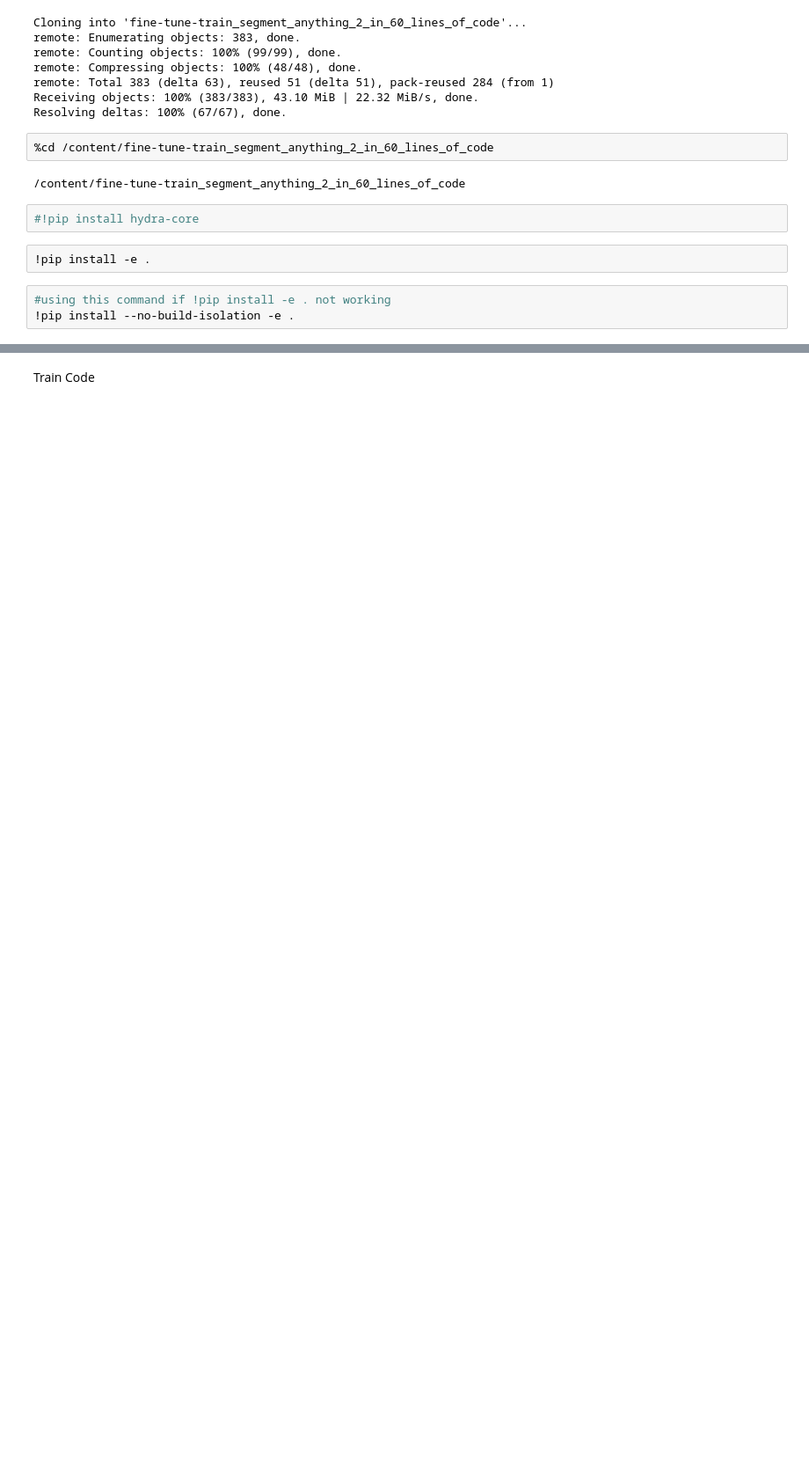
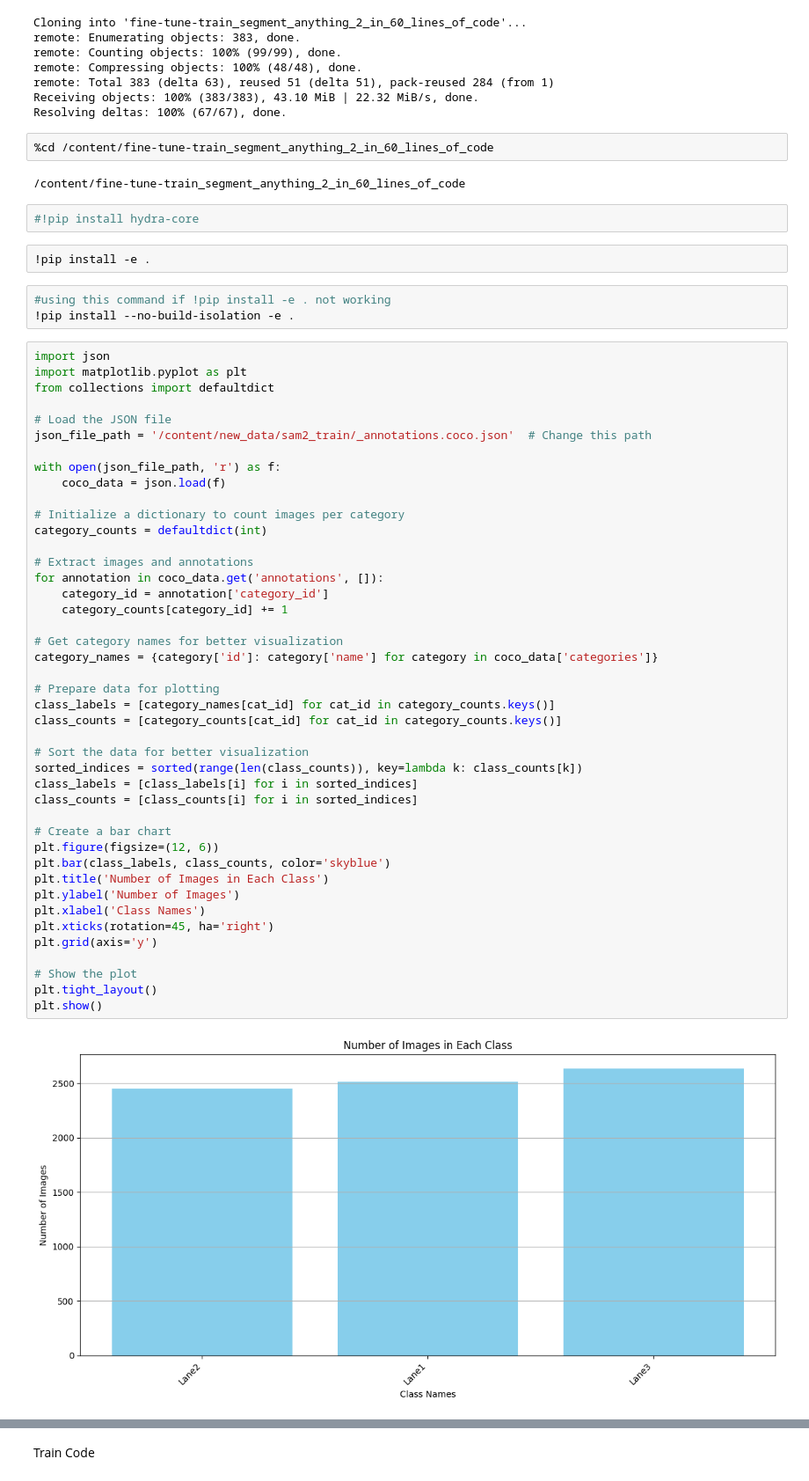
Before and after one commit to NguyenVanVuong613/Finetune_SAM2, a Jupyter notebook: Finetune_SAM2_model.ipynb, the cells around one changed output, grey strips where cells are left out. Shown at 88% size. Cells and saved outputs as stored; diff of their text form; blank space fills up the shorter version.

Commit message:
update visualize dataset

```diff
--- a/Finetune_SAM2_model.ipynb
+++ b/Finetune_SAM2_model.ipynb
@@ -23,3 +41,48 @@ Resolving deltas: 100% (67/67), done.
 # %%
 #using this command if !pip install -e . not working
 !pip install --no-build-isolation -e .
+# %%
+import json
+import matplotlib.pyplot as plt
+from collections import defaultdict
+
+# Load the JSON file
+json_file_path = '/content/new_data/sam2_train/_annotations.coco.json'  # Change this path
+
+with open(json_file_path, 'r') as f:
+    coco_data = json.load(f)
+
+# Initialize a dictionary to count images per category
+category_counts = defaultdict(int)
+
+# Extract images and annotations
+for annotation in coco_data.get('annotations', []):
+    category_id = annotation['category_id']
+    category_counts[category_id] += 1
+
+# Get category names for better visualization
+category_names = {category['id']: category['name'] for category in coco_data['categories']}
+
+# Prepare data for plotting
+class_labels = [category_names[cat_id] for cat_id in category_counts.keys()]
+class_counts = [category_counts[cat_id] for cat_id in category_counts.keys()]
+
+# Sort the data for better visualization
+sorted_indices = sorted(range(len(class_counts)), key=lambda k: class_counts[k])
+class_labels = [class_labels[i] for i in sorted_indices]
+class_counts = [class_counts[i] for i in sorted_indices]
+
+# Create a bar chart
+plt.figure(figsize=(12, 6))
+plt.bar(class_labels, class_counts, color='skyblue')
+plt.title('Number of Images in Each Class')
+plt.ylabel('Number of Images')
+plt.xlabel('Class Names')
+plt.xticks(rotation=45, ha='right')
+plt.grid(axis='y')
+
+# Show the plot
+plt.tight_layout()
+plt.show()
+# %% [output]
+[figure, added]
```
Also changed, not shown: parts of 5 cells of this notebook.
